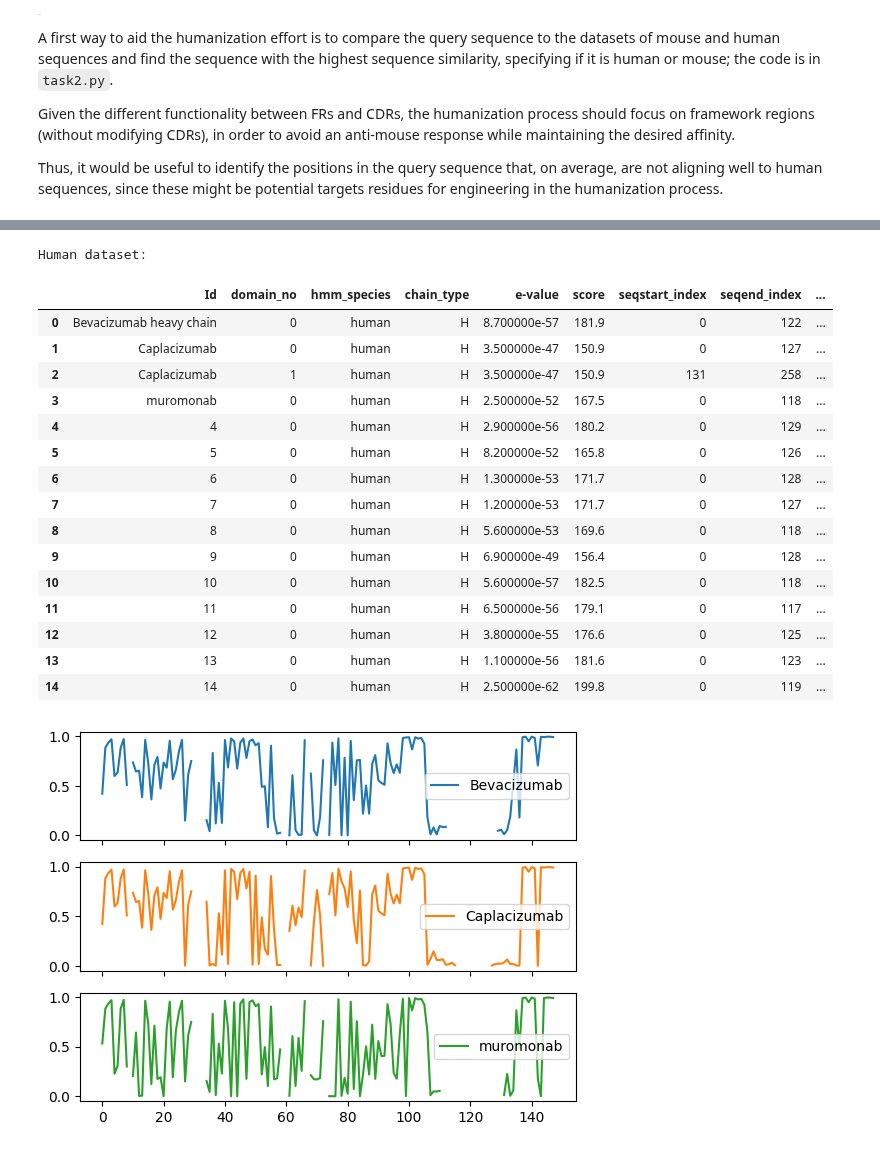
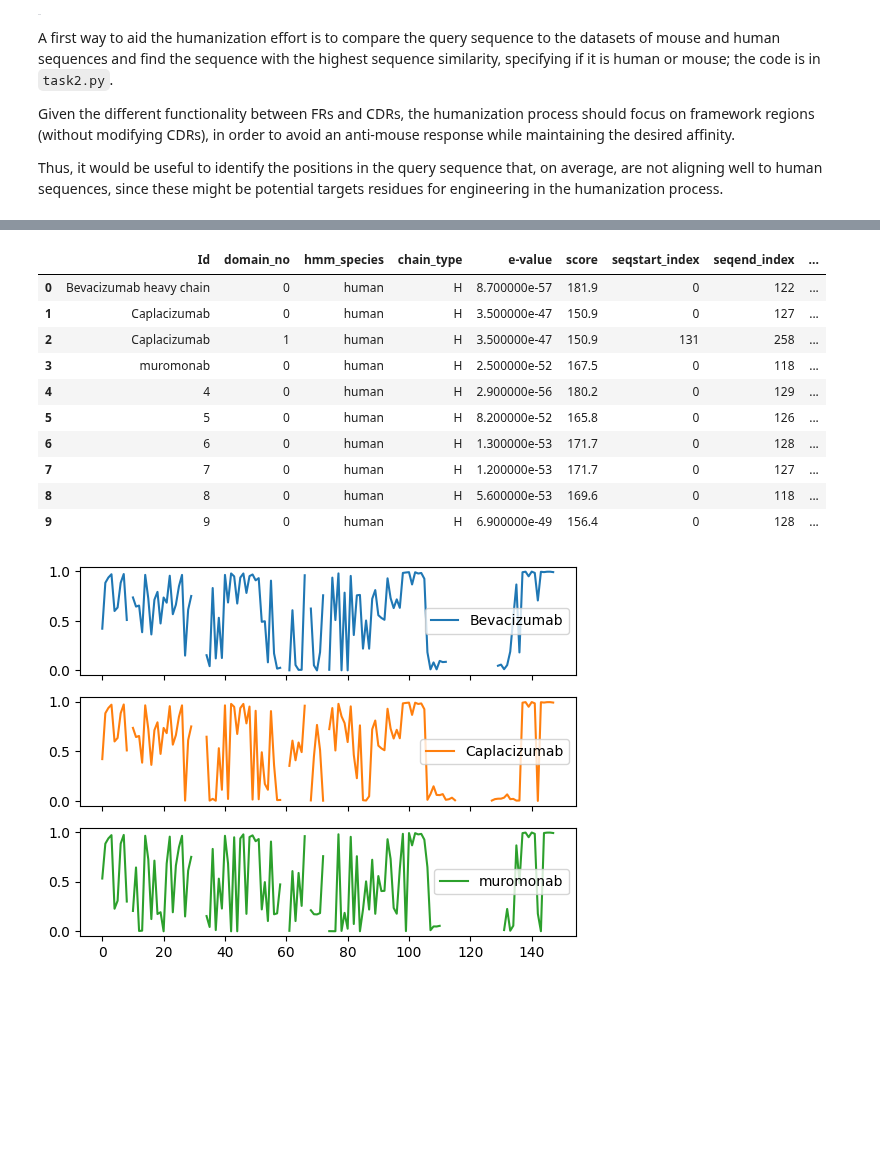
Before and after one commit to enricofrigoli/bioinformatics_fall22, a Jupyter notebook: task2c.ipynb, the cells around one changed output, grey strips where cells are left out. Cells and saved outputs as stored; diff of their text form; code cells hidden in the pictures; blank space fills up the shorter version.

```diff
--- a/task2c.ipynb
+++ b/task2c.ipynb
@@ -53,29 +56,23 @@ results = anarci.run_anarci(
     outfile = 'data/numbering_comm_ab'
 )
 # %%
+# inspect the numbering file
 numbering = pd.read_csv('data/numbering_comm_ab_H.csv', low_memory=False)
 
 with pd.option_context('display.max_columns', 300):
-    print('Human dataset:')
-    display(numbering.head(15))
+    display(numbering.head(10))
 # %% [output]
-Human dataset:
 |  | Id | domain_no | hmm_species | chain_type | e-value | score | seqstart_index | seqend_index | ... |
 | 0 | Bevacizumab heavy chain | 0 | human | H | 8.700000e-57 | 181.9 | 0 | 122 | ... |
 | 1 | Caplacizumab | 0 | human | H | 3.500000e-47 | 150.9 | 0 | 127 | ... |
 | 2 | Caplacizumab | 1 | human | H | 3.500000e-47 | 150.9 | 131 | 258 | ... |
 | 3 | muromonab | 0 | human | H | 2.500000e-52 | 167.5 | 0 | 118 | ... |
 | 4 | 4 | 0 | human | H | 2.900000e-56 | 180.2 | 0 | 129 | ... |
 | 5 | 5 | 0 | human | H | 8.200000e-52 | 165.8 | 0 | 126 | ... |
 | 6 | 6 | 0 | human | H | 1.300000e-53 | 171.7 | 0 | 128 | ... |
 | 7 | 7 | 0 | human | H | 1.200000e-53 | 171.7 | 0 | 127 | ... |
 | 8 | 8 | 0 | human | H | 5.600000e-53 | 169.6 | 0 | 118 | ... |
 | 9 | 9 | 0 | human | H | 6.900000e-49 | 156.4 | 0 | 128 | ... |
-| 10 | 10 | 0 | human | H | 5.600000e-57 | 182.5 | 0 | 118 | ... |
-| 11 | 11 | 0 | human | H | 6.500000e-56 | 179.1 | 0 | 117 | ... |
-| 12 | 12 | 0 | human | H | 3.800000e-55 | 176.6 | 0 | 125 | ... |
-| 13 | 13 | 0 | human | H | 1.100000e-56 | 181.6 | 0 | 123 | ... |
-| 14 | 14 | 0 | human | H | 2.500000e-62 | 199.8 | 0 | 119 | ... |
 # %%
 def numbering_to_fasta(csvPath, nTop):
     """
```
Also changed, not shown: parts of 2 cells of this notebook.
